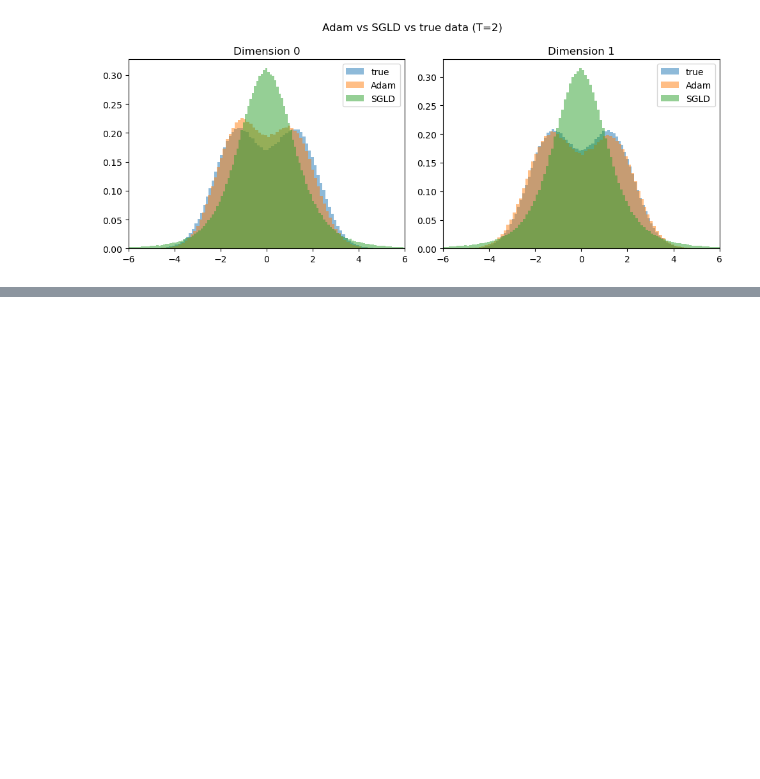
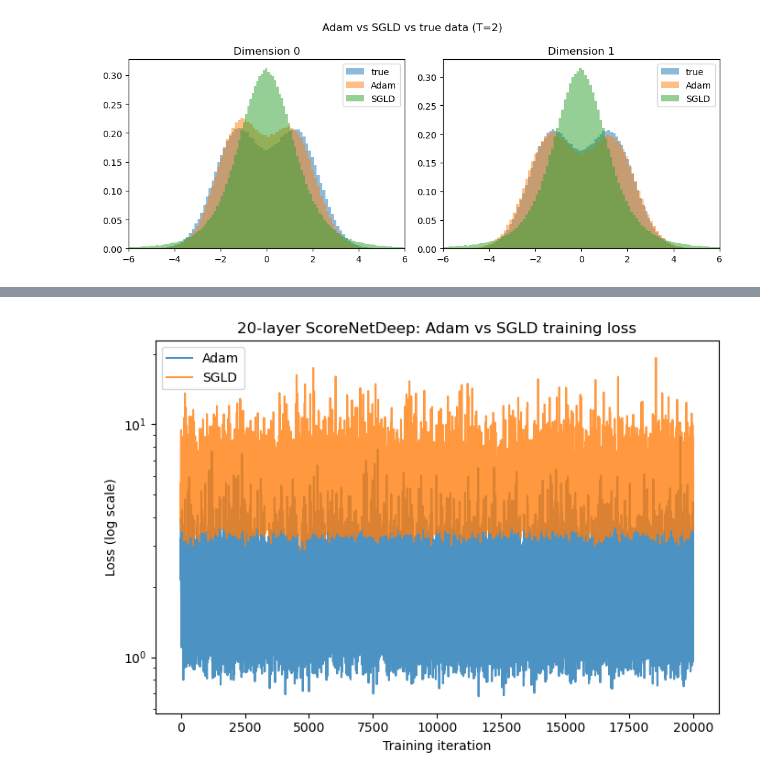
Before and after one commit to kylemcgillivray/Masters-Dissertation, a Jupyter notebook: sampler3.ipynb, the cells around one changed output, grey strips where cells are left out. Cells and saved outputs as stored; diff of their text form; code cells hidden in the pictures; blank space fills up the shorter version.

Commit message:
20layer

```diff
--- a/sampler3.ipynb
+++ b/sampler3.ipynb
@@ -322,0 +305,17 @@ plt.show()
+# %%
+# ============================================================
+# Instantiate the 20-layer network (19 hidden layers + 1 output layer)
+# ============================================================
+net20_adam = fct.ScoreNetDeep(d=d, hidden_dims=[128] * 19)
+net20_sgld = fct.ScoreNetDeep(d=d, hidden_dims=[128] * 19)
+# %%
+# ============================================================
+# Train (Adam)
+# ============================================================
+T = 2
+
+net20_adam, loss_history_20_adam = fct.train_network(
+    net20_adam, X_data_bimodal, t_0=1e-3, T=T, d=d,
+    n_iters=20000, batch_size=512, lr=1e-3,
+    device=device, print_every=500
+)
@@ -322,0 +340,12 @@ plt.show()
+# %%
+# ============================================================
+# Train (SGLD)
+# ============================================================
+lam = 1e-4
+beta = 1e6
+
+net20_sgld, loss_history_20_sgld = fct.train_network_sgld(
+    net20_sgld, X_data_bimodal, t_0=1e-3, T=T, d=d,
+    n_iters=20000, batch_size=512, lam=lam, beta=beta,
+    device=device, print_every=500
+)
@@ -322,0 +370,16 @@ plt.show()
+# %%
+# ============================================================
+# Loss curves, side by side
+# ============================================================
+plt.figure(figsize=(7, 5))
+plt.plot(loss_history_20_adam, label="Adam", alpha=0.8)
+plt.plot(loss_history_20_sgld, label="SGLD", alpha=0.8)
+plt.yscale('log')
+plt.xlabel("Training iteration")
+plt.ylabel("Loss (log scale)")
+plt.title("20-layer ScoreNetDeep: Adam vs SGLD training loss")
+plt.legend()
+plt.tight_layout()
+plt.show()
+# %% [output]
+[figure, added]
```
Also changed, not shown: parts of 8 cells of this notebook, 1 other file.
